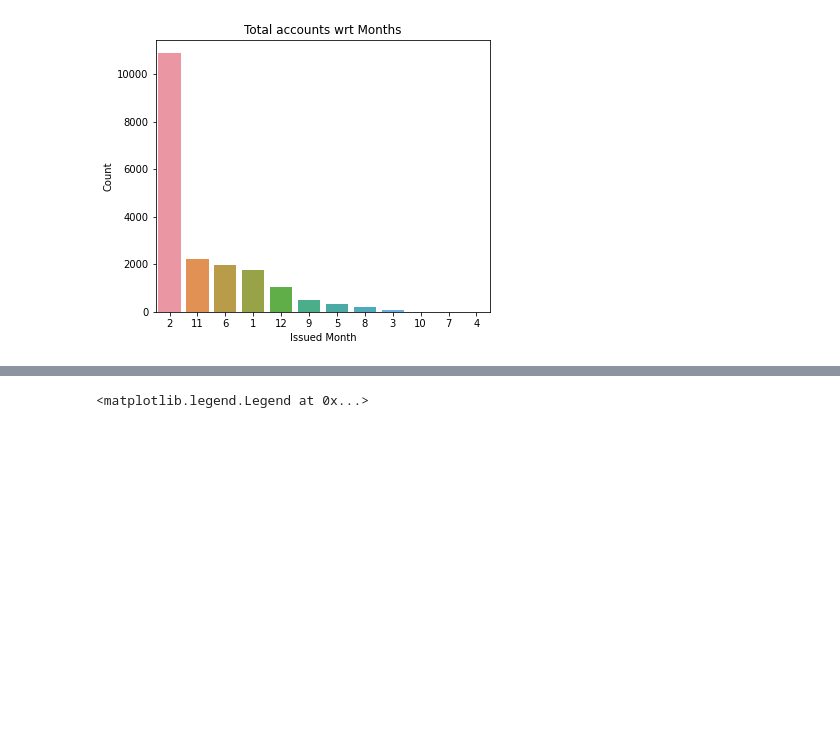
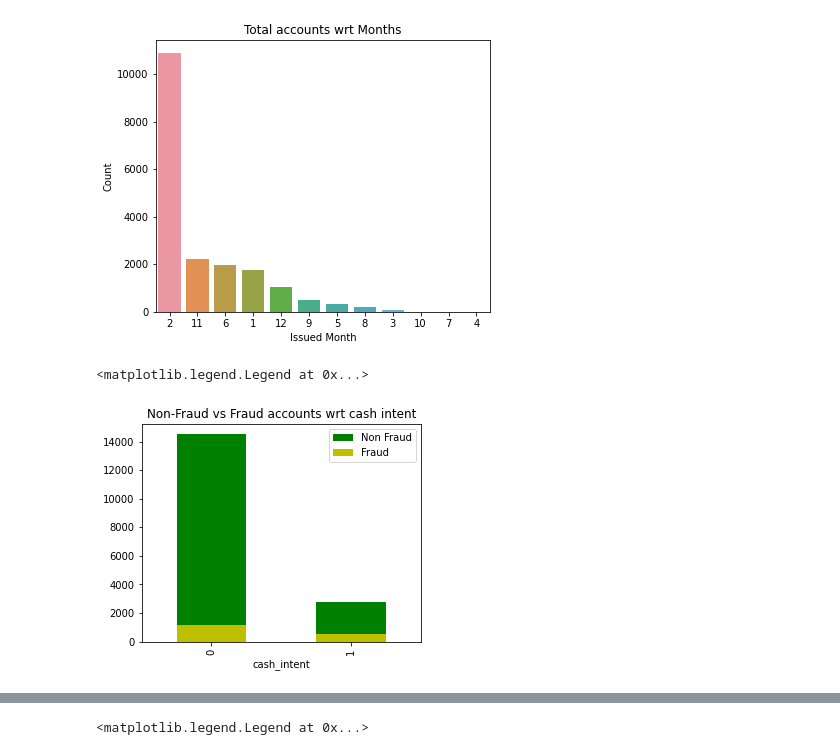
Before and after one commit to madhusanthan/Credit-Fraud-Risk-Model, a Jupyter notebook: EDA.ipynb, the cells around one changed output, grey strips where cells are left out. Cells and saved outputs as stored; diff of their text form; code cells hidden in the pictures; blank space fills up the shorter version.

```diff
--- a/EDA.ipynb
+++ b/EDA.ipynb
@@ -302,6 +300,20 @@ ax.set(xlabel='Issued Month', ylabel='Count')
 plt.show()
 # %% [output]
 [figure]
+# %%
+grouped1 = fraud.groupby(['cash_intent'])
+size_F_cash_intent = grouped1.size()
+
+grouped_NF = Nfraud.groupby(['cash_intent'])
+size_NF_cash_intent = grouped_NF.size()
+# %%
+size_NF_cash_intent.plot(subplots=True, kind='bar',color = 'g', figsize= (5,4), label = "Non Fraud")
+size_F_cash_intent.plot(subplots=True,kind='bar',color = 'y', figsize= (5,4), label = "Fraud")
+plt.title('Non-Fraud vs Fraud accounts wrt cash intent')
+plt.legend()
+# %% [output]
+<matplotlib.legend.Legend at 0x...>
+[figure, added]
 # %%
 N_fraud = df_credit[df_credit['NP'] == 0]
 Fraud = df_credit[df_credit['NP'] == 1]
```
Also changed, not shown: parts of 14 cells of this notebook.
